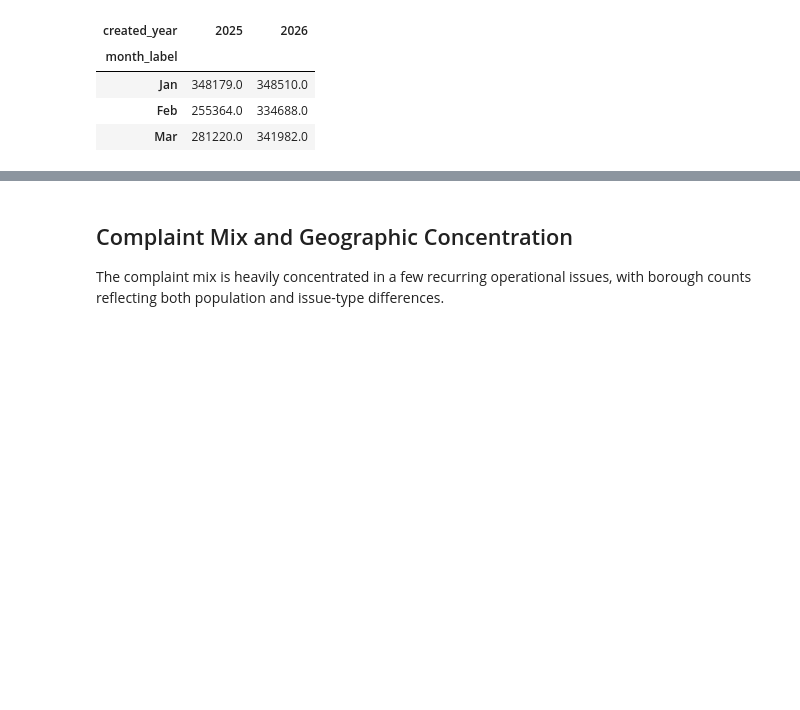
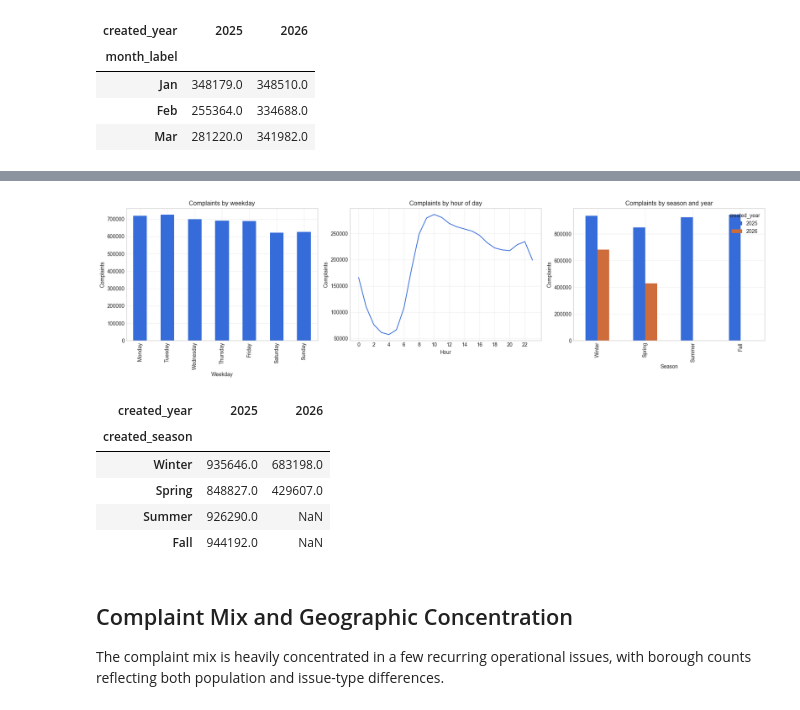
Before and after one commit to jahankazimi078/311Analyzer, a Jupyter notebook: EDA.ipynb, the cells around one changed output, grey strips where cells are left out. Saved outputs shown, nothing was run; the diff lists cells and outputs as text; code cells hidden in the pictures; blank space fills up the shorter version.

```diff
--- a/EDA.ipynb
+++ b/EDA.ipynb
@@ -244,3 +247,40 @@ pivot_compare
+# %%
+weekday_counts = df['created_weekday'].value_counts().sort_index()
+hour_counts = df.groupby('created_hour').size().reindex(range(24), fill_value=0)
+season_counts = (
+    df.groupby(['created_year', 'created_season'], observed=True)
+    .size()
+    .rename('complaints')
+    .reset_index()
+)
+season_pivot = season_counts.pivot(index='created_season', columns='created_year', values='complaints').reindex(['Winter', 'Spring', 'Summer', 'Fall'])
+
+fig, axes = plt.subplots(1, 3, figsize=(18, 5))
+weekday_counts.plot(kind='bar', ax=axes[0], title='Complaints by weekday')
+axes[0].set_xlabel('Weekday')
+axes[0].set_ylabel('Complaints')
+
+hour_counts.plot(ax=axes[1], title='Complaints by hour of day')
+axes[1].set_xlabel('Hour')
+axes[1].set_ylabel('Complaints')
+axes[1].set_xticks(range(0, 24, 2))
+
+season_pivot.plot(kind='bar', ax=axes[2], title='Complaints by season and year')
+axes[2].set_xlabel('Season')
+axes[2].set_ylabel('Complaints')
+
+plt.tight_layout()
+plt.show()
+
+season_pivot
+# %% [output]
+[figure, added]
+| created_year | 2025 | 2026 |
+| created_season |  |  |
+| Winter | 935646.0 | 683198.0 |
+| Spring | 848827.0 | 429607.0 |
+| Summer | 926290.0 | NaN |
+| Fall | 944192.0 | NaN |
 # %% [markdown]
 ## Complaint Mix and Geographic Concentration
 The complaint mix is heavily concentrated in a few recurring operational issues, with borough counts reflecting both population and issue-type differences.
```
Also changed, not shown: parts of 4 cells of this notebook, 19 other files.
